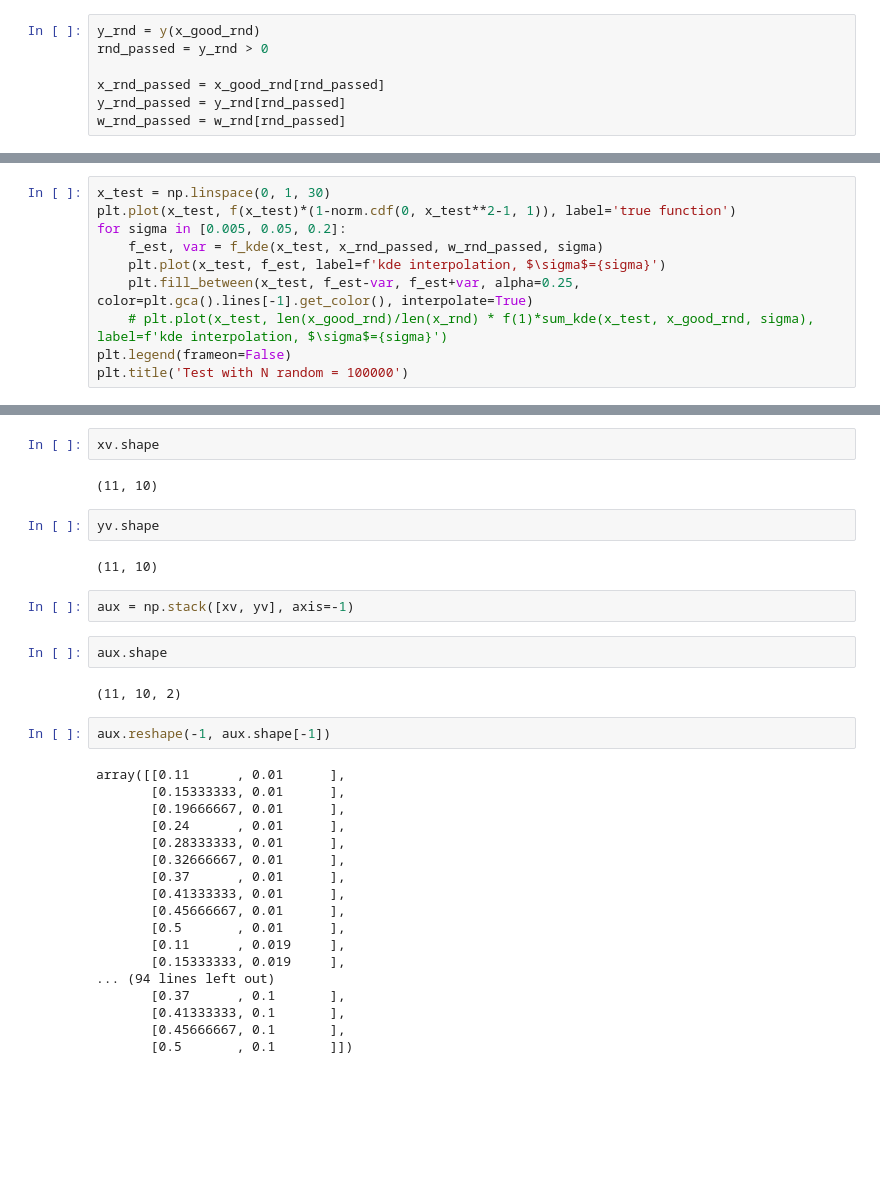
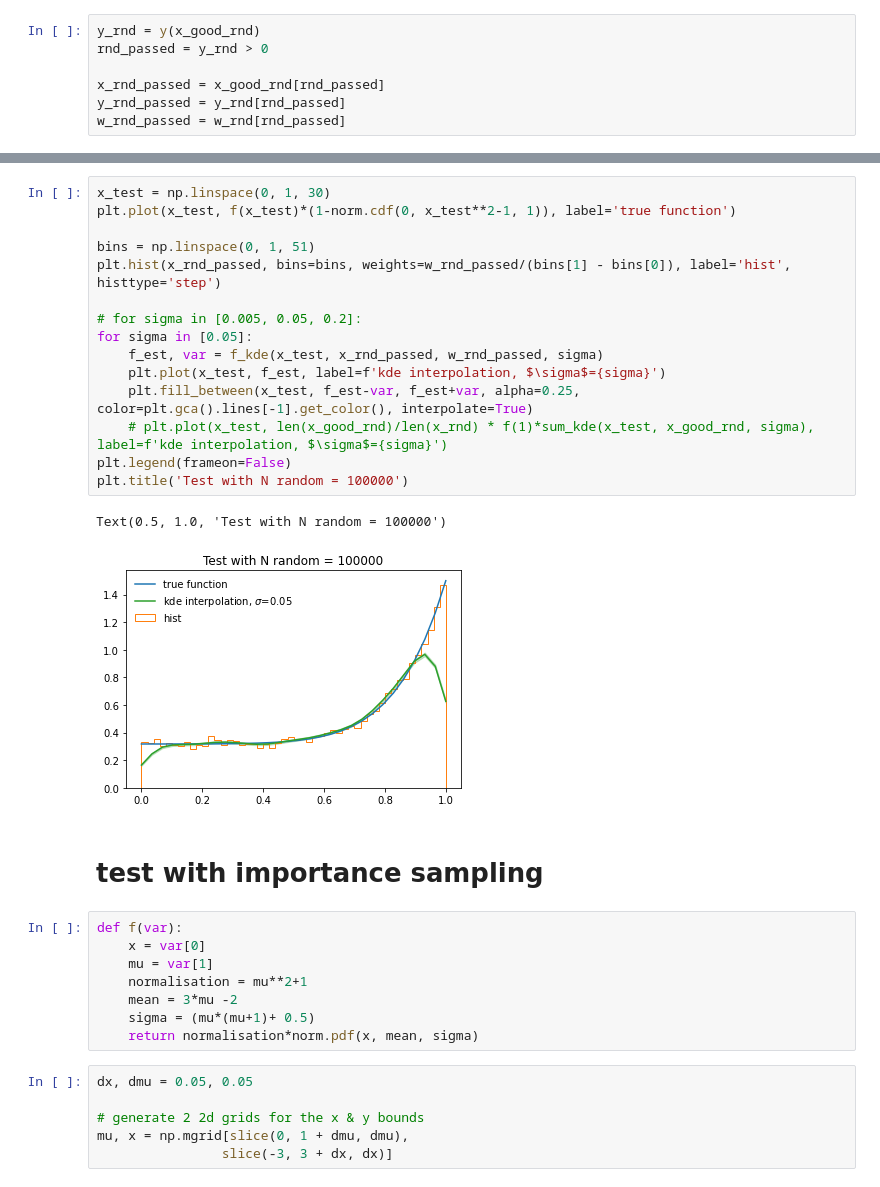
Before and after one commit to mhostert/dark-neutrinos-at-T2K, a Jupyter notebook: exp_analysis/examples_kde.ipynb, the cells around one changed output, grey strips where cells are left out. Drawn from its saved outputs; the diff is of its cells as text; blank space fills up the shorter version.

```diff
--- a/exp_analysis/examples_kde.ipynb
+++ b/exp_analysis/examples_kde.ipynb
@@ -77,10 +81,0 @@ plt.xlim(0, 1)
-# %%
-x_test = np.linspace(0, 1, 30)
-plt.plot(x_test, f(x_test)*(1-norm.cdf(0, x_test**2-1, 1)), label='true function')
-for sigma in [0.005, 0.05, 0.2]:
-    f_est, var = f_kde(x_test, x_rnd_passed, w_rnd_passed, sigma)
-    plt.plot(x_test, f_est, label=f'kde interpolation, $\sigma$={sigma}')
-    plt.fill_between(x_test, f_est-var, f_est+var, alpha=0.25, color=plt.gca().lines[-1].get_color(), interpolate=True)
-    # plt.plot(x_test, len(x_good_rnd)/len(x_rnd) * f(1)*sum_kde(x_test, x_good_rnd, sigma), label=f'kde interpolation, $\sigma$={sigma}')
-plt.legend(frameon=False)
-plt.title('Test with N random = 100000')
@@ -178,34 +82,34 @@ xv, yv = np.meshgrid(m4_span, mz_span)
-# %%
-xv.shape
-# %% [output]
-(11, 10)
-# %%
-yv.shape
-# %% [output]
-(11, 10)
-# %%
-aux = np.stack([xv, yv], axis=-1)
-# %%
-aux.shape
-# %% [output]
-(11, 10, 2)
-# %%
-aux.reshape(-1, aux.shape[-1])
-# %% [output]
-array([[0.11      , 0.01      ],
-       [0.15333333, 0.01      ],
-       [0.19666667, 0.01      ],
-       [0.24      , 0.01      ],
-       [0.28333333, 0.01      ],
-       [0.32666667, 0.01      ],
-       [0.37      , 0.01      ],
-       [0.41333333, 0.01      ],
-       [0.45666667, 0.01      ],
-       [0.5       , 0.01      ],
-       [0.11      , 0.019     ],
-       [0.15333333, 0.019     ],
-... (94 lines left out)
-       [0.37      , 0.1       ],
-       [0.41333333, 0.1       ],
-       [0.45666667, 0.1       ],
-       [0.5       , 0.1       ]])
+# %%
+x_test = np.linspace(0, 1, 30)
+plt.plot(x_test, f(x_test)*(1-norm.cdf(0, x_test**2-1, 1)), label='true function')
+
+bins = np.linspace(0, 1, 51)
+plt.hist(x_rnd_passed, bins=bins, weights=w_rnd_passed/(bins[1] - bins[0]), label='hist', histtype='step')
+
+# for sigma in [0.005, 0.05, 0.2]:
+for sigma in [0.05]:
+    f_est, var = f_kde(x_test, x_rnd_passed, w_rnd_passed, sigma)
+    plt.plot(x_test, f_est, label=f'kde interpolation, $\sigma$={sigma}')
+    plt.fill_between(x_test, f_est-var, f_est+var, alpha=0.25, color=plt.gca().lines[-1].get_color(), interpolate=True)
+    # plt.plot(x_test, len(x_good_rnd)/len(x_rnd) * f(1)*sum_kde(x_test, x_good_rnd, sigma), label=f'kde interpolation, $\sigma$={sigma}')
+plt.legend(frameon=False)
+plt.title('Test with N random = 100000')
+# %% [output]
+Text(0.5, 1.0, 'Test with N random = 100000')
+[figure, added]
+# %% [markdown]
+# test with importance sampling
+# %%
+def f(var):
+    x = var[0]
+    mu = var[1]
+    normalisation = mu**2+1
+    mean = 3*mu -2
+    sigma = (mu*(mu+1)+ 0.5)
+    return normalisation*norm.pdf(x, mean, sigma)
+# %%
+dx, dmu = 0.05, 0.05
+
+# generate 2 2d grids for the x & y bounds
+mu, x = np.mgrid[slice(0, 1 + dmu, dmu),
+                slice(-3, 3 + dx, dx)]
```
Also changed, not shown: parts of 40 cells of this notebook, 4 other files.
